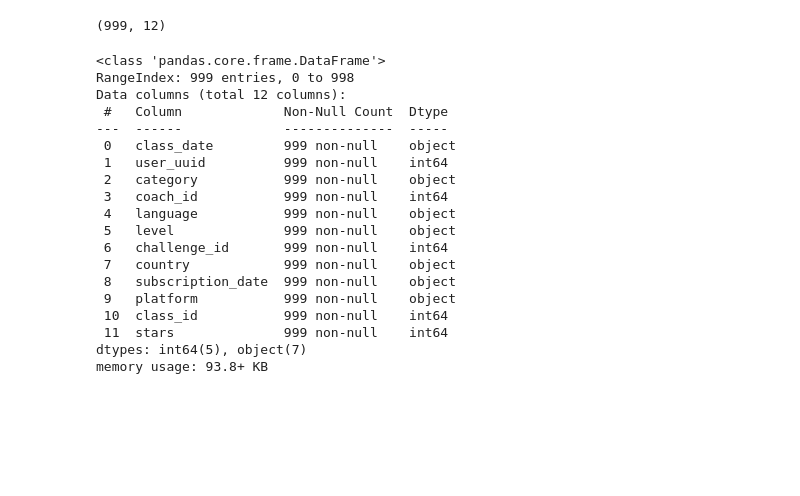
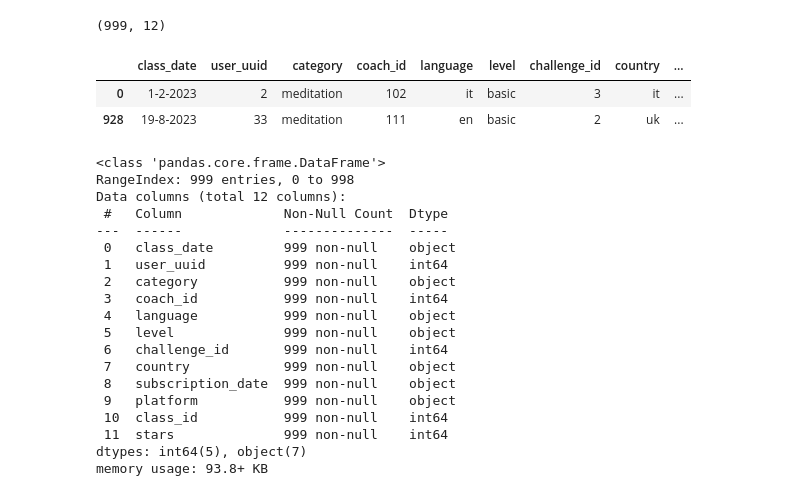
Before and after one commit to France-Man/Final-Project-Data-Analysis-V2, a Jupyter notebook: backup eda.ipynb, the cells around one changed output. Drawn from its saved outputs; the diff is of its cells as text; code cells hidden in the pictures; blank space fills up the shorter version.

```diff
--- a/backup eda.ipynb
+++ b/backup eda.ipynb
@@ -25,6 +25,12 @@ df.head()
 df.shape
 # %% [output]
 (999, 12)
+# %%
+df[df['class_id'] == 2157]
+# %% [output]
+|  | class_date | user_uuid | category | coach_id | language | level | challenge_id | country | ... |
+| 0 | 1-2-2023 | 2 | meditation | 102 | it | basic | 3 | it | ... |
+| 928 | 19-8-2023 | 33 | meditation | 111 | en | basic | 2 | uk | ... |
 # %%
 df.info()
 # %% [output]
```
Also changed, not shown: parts of 10 cells of this notebook.
